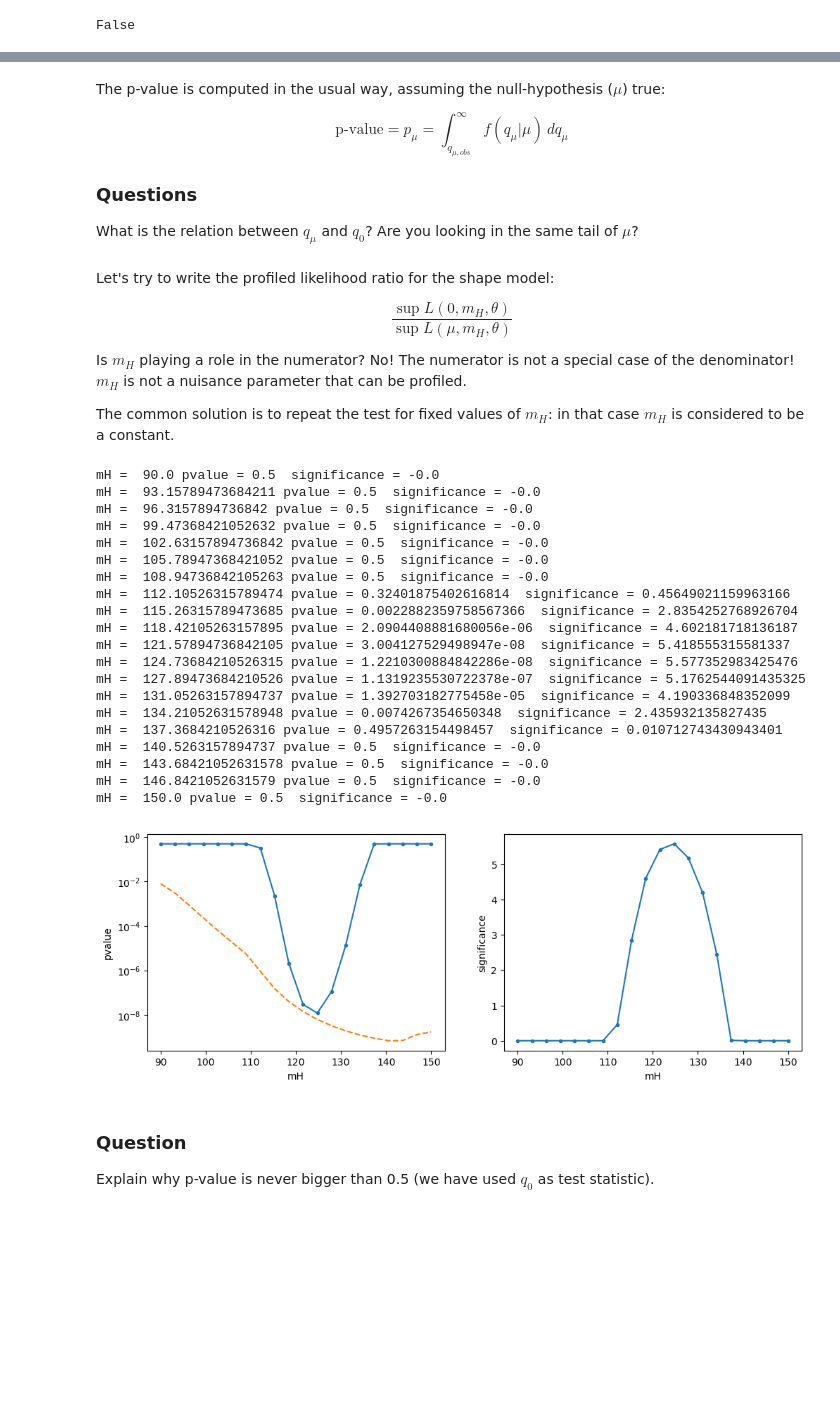
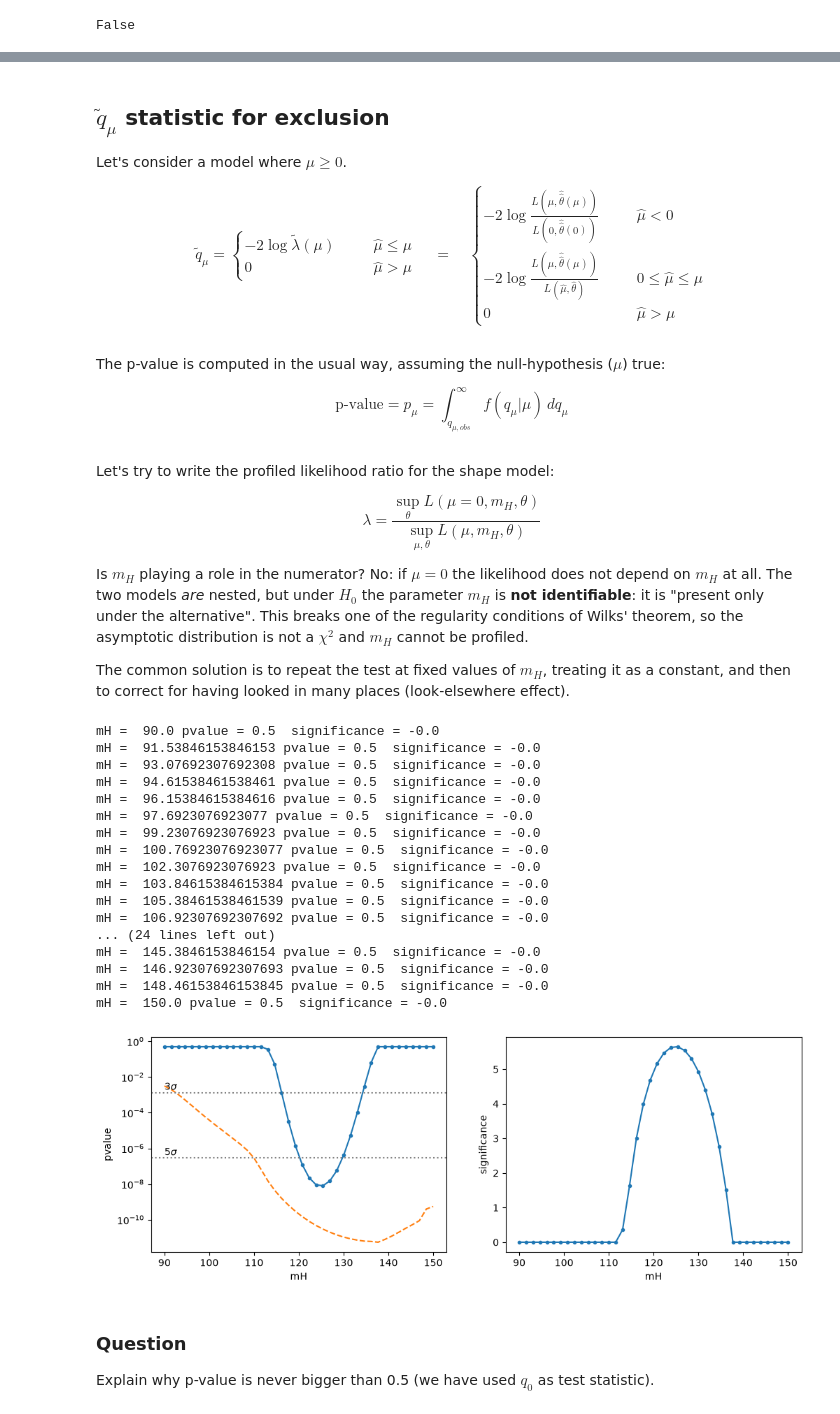
Before and after one commit to wiso/StatisticsLectures, a Jupyter notebook: Lecture3.ipynb, the cells around one changed output, grey strips where cells are left out. Cells and saved outputs as stored; diff of their text form; code cells hidden in the pictures; blank space fills up the shorter version.

```diff
--- a/Lecture3.ipynb
+++ b/Lecture3.ipynb
@@ -299,7 +397,7 @@ s
 # %%
 RooStats.SetAllConstant(ws.allVars().selectByName('global*'))
 
-data = model.generate(ROOT.RooArgSet(mass))
+data =  model.generate(ROOT.RooArgSet(mass), RooFit.Extended())
 data.SetName('obsData')
 getattr(ws, 'import')(data)
 # %% [output]
@@ -422,26 +507,46 @@ we set $q_\mu=0$ when observing a value of $\mu$ greater than the one we are obs
+# %% [markdown]
+## $\tilde q_\mu$ statistic for exclusion
+
+Let's consider a model where $\mu\geq 0$.
+
+$$
+\tilde q_\mu=\begin{cases}
+-2\log\tilde\lambda(\mu)\qquad & \hat\mu \leq \mu\\
+0 \qquad & \hat\mu > \mu
+\end{cases}\quad
+=\quad\begin{cases}
+-2\log\frac{L(\mu,\hat{\hat\theta}(\mu))}{L(0, \hat{\hat\theta}(0))}
+ \qquad & \hat\mu <0 \\
+-2\log\frac{L(\mu,\hat{\hat\theta}(\mu))}{L(\hat\mu, \hat{\theta})}
+ \qquad & 0\leq \hat\mu \leq\mu \\
+ 0 & \hat\mu >\mu
+\end{cases}
+$$
 # %% [markdown]
  The p-value is computed in the usual way, assuming the null-hypothesis ($\mu$) true:
 
 $$ \text{p-value} = p_\mu = \int_{q_{\mu, obs}}^\infty f(q_\mu|\mu)\, dq_\mu$$
-
-
-### Questions
-What is the relation between $q_\mu$ and $q_0$? Are you looking in the same tail of $\mu$?
 # %% [markdown]
 Let's try to write the profiled likelihood ratio for the shape model:
 
-$$\frac{\sup L(0, m_H, \theta)}{\sup L(\mu, m_H, \theta)}$$
+$$\lambda = \frac{\sup_{\theta} L(\mu = 0, m_H, \theta)}{\sup_{\mu, \theta} L(\mu, m_H, \theta)}$$
 
-Is $m_H$ playing a role in the numerator? No! The numerator is not a special case of the denominator! $m_H$ is not a nuisance parameter that can be profiled.
+Is $m_H$ playing a role in the numerator? No: if $\mu=0$ the likelihood does not depend on $m_H$ at
+all. The two models *are* nested, but under $H_0$ the parameter $m_H$ is **not identifiable**: it
+is "present only under the alternative". This breaks one of the regularity conditions of Wilks'
+theorem, so the asymptotic distribution is not a $\chi^2$ and
+$m_H$ cannot be profiled.
 
-The common solution is to repeat the test for fixed values of $m_H$: in that case $m_H$ is considered to be a constant.
+The common solution is to repeat the test at fixed values of $m_H$, treating it as a constant, and
+then to correct for having looked in many places (look-elsewhere effect).
 # %%
 RooStats.AsymptoticCalculator.SetPrintLevel(-1)
-mH_values = np.linspace(mH.getMin(), mH.getMax(), 20)
+f = ROOT.TFile('ws_shape.root')
+ws = f.Get('ws_shape')
+mH = ws.var('mH')
+mH_values = np.linspace(mH.getMin(), mH.getMax(), 40)
 pvalues, pvalues_exp, zs, qvalues = [], [], [], []
 for mH_value in mH_values:
-    f = ROOT.TFile('ws_shape.root')
-    ws = f.Get('ws_shape')
     mH = ws.var('mH')
     mH.setVal(mH_value)
     mH.setConstant(True)
@@ -459,34 +564,34 @@ for mH_value in mH_values:
     del htr
 # %% [output]
 mH =  90.0 pvalue = 0.5  significance = -0.0
-mH =  93.15789473684211 pvalue = 0.5  significance = -0.0
-mH =  96.3157894736842 pvalue = 0.5  significance = -0.0
-mH =  99.47368421052632 pvalue = 0.5  significance = -0.0
-mH =  102.63157894736842 pvalue = 0.5  significance = -0.0
-mH =  105.78947368421052 pvalue = 0.5  significance = -0.0
-mH =  108.94736842105263 pvalue = 0.5  significance = -0.0
-mH =  112.10526315789474 pvalue = 0.32401875402616814  significance = 0.45649021159963166
-mH =  115.26315789473685 pvalue = 0.0022882359758567366  significance = 2.8354252768926704
-mH =  118.42105263157895 pvalue = 2.0904408881680056e-06  significance = 4.602181718136187
-mH =  121.57894736842105 pvalue = 3.004127529498947e-08  significance = 5.418555315581337
-mH =  124.73684210526315 pvalue = 1.2210300884842286e-08  significance = 5.577352983425476
-mH =  127.89473684210526 pvalue = 1.1319235530722378e-07  significance = 5.1762544091435325
-mH =  131.05263157894737 pvalue = 1.392703182775458e-05  significance = 4.190336848352099
-mH =  134.21052631578948 pvalue = 0.0074267354650348  significance = 2.435932135827435
-mH =  137.3684210526316 pvalue = 0.4957263154498457  significance = 0.010712743430943401
-mH =  140.5263157894737 pvalue = 0.5  significance = -0.0
-mH =  143.68421052631578 pvalue = 0.5  significance = -0.0
-mH =  146.8421052631579 pvalue = 0.5  significance = -0.0
+mH =  91.53846153846153 pvalue = 0.5  significance = -0.0
+mH =  93.07692307692308 pvalue = 0.5  significance = -0.0
+mH =  94.61538461538461 pvalue = 0.5  significance = -0.0
+mH =  96.15384615384616 pvalue = 0.5  significance = -0.0
+mH =  97.6923076923077 pvalue = 0.5  significance = -0.0
+mH =  99.23076923076923 pvalue = 0.5  significance = -0.0
+mH =  100.76923076923077 pvalue = 0.5  significance = -0.0
+mH =  102.3076923076923 pvalue = 0.5  significance = -0.0
+mH =  103.84615384615384 pvalue = 0.5  significance = -0.0
+mH =  105.38461538461539 pvalue = 0.5  significance = -0.0
+mH =  106.92307692307692 pvalue = 0.5  significance = -0.0
+... (24 lines left out)
+mH =  145.3846153846154 pvalue = 0.5  significance = -0.0
+mH =  146.92307692307693 pvalue = 0.5  significance = -0.0
+mH =  148.46153846153845 pvalue = 0.5  significance = -0.0
 mH =  150.0 pvalue = 0.5  significance = -0.0
 # %%
 fig, axs = plt.subplots(1, 2, figsize=(12, 4))
 axs[0].semilogy(mH_values, pvalues, '.-')
 axs[0].semilogy(mH_values, pvalues_exp, '--')
 axs[1].plot(mH_values, zs, '.-')
+for z in (3, 5):
+    axs[0].axhline(stats.norm.sf(z), ls=':', color='gray')
+    axs[0].text(mH_values[0], stats.norm.sf(z), f'{z}$\\sigma$', va='bottom', fontsize=10)
 axs[0].set_xlabel('mH'); axs[1].set_xlabel('mH')
 axs[0].set_ylabel('pvalue'); axs[1].set_ylabel('significance'); plt.show()
 # %% [output]
-[figure, old version]
+[figure, new version]
 # %% [markdown]
 ### Question
 Explain why p-value is never bigger than 0.5 (we have used $q_0$ as test statistic).
```
Also changed, not shown: parts of 43 cells of this notebook, 2 other files.
